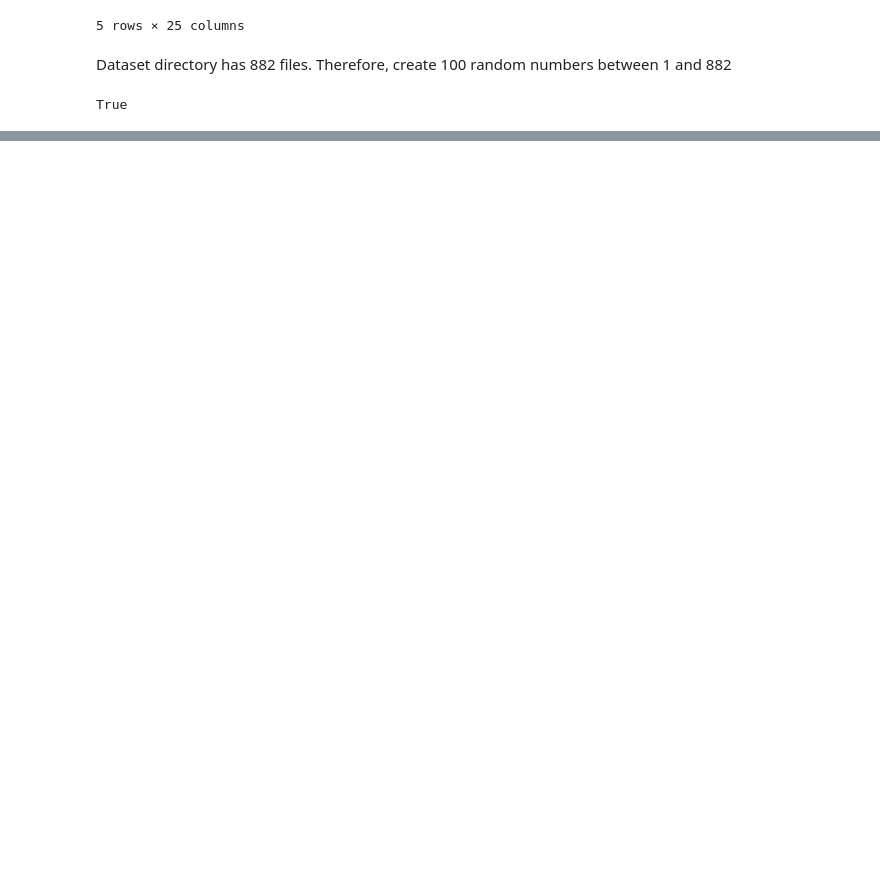
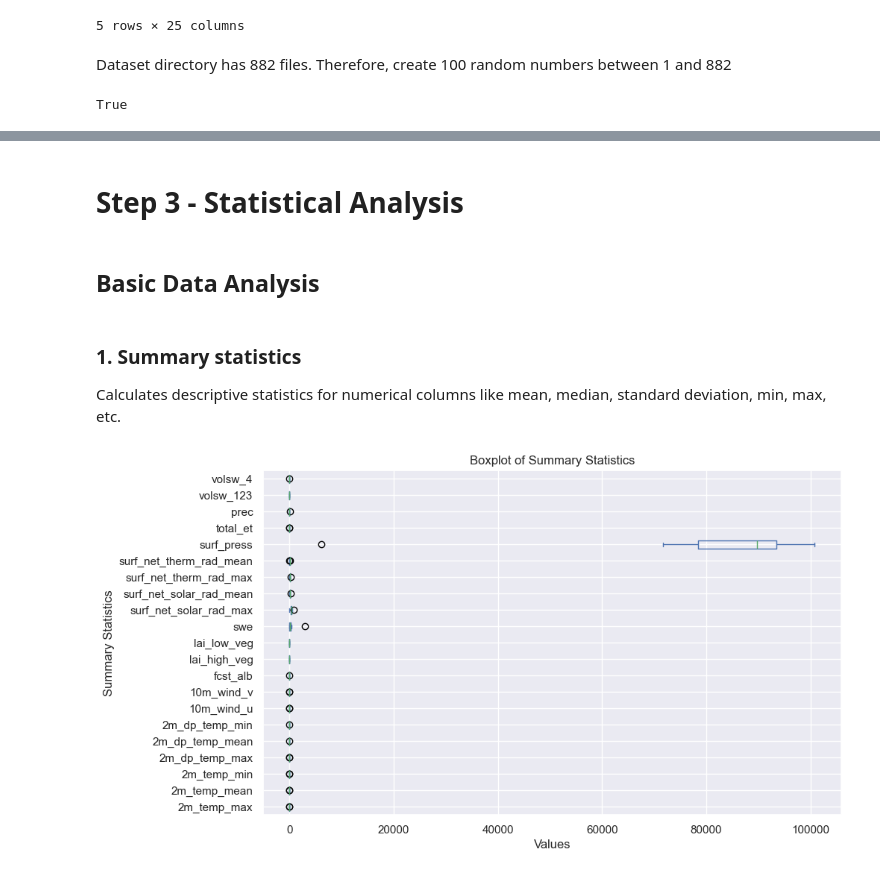
Before and after one commit to lebe1/ClimateChangeAI, a Jupyter notebook: Data-Preprocessing.ipynb, the cells around one changed output, grey strips where cells are left out. Cells and saved outputs as stored; diff of their text form; code cells hidden in the pictures; blank space fills up the shorter version.

Commit message:
Add data preprocessing steps

```diff
--- a/Data-Preprocessing.ipynb
+++ b/Data-Preprocessing.ipynb
@@ -74,0 +108,29 @@ True
+# %% [markdown]
+# Step 3 - Statistical Analysis
+# %% [markdown]
+## Basic Data Analysis
+# %% [markdown]
+### 1. Summary statistics
+Calculates descriptive statistics for numerical columns like mean, median, standard deviation, min, max, etc.
+# %%
+# Concat all df into one df
+df = pd.concat(df_list)
+
+# Describe the data to get summary statistics without the first four columns
+numerical_columns = df.columns[4:]
+
+# Calculate summary statistics
+summary_stats = df[numerical_columns].describe()
+
+# Remove the count row
+summary_stats = summary_stats.drop('count', axis=0)
+
+ax = summary_stats.plot(kind='box', vert=False, figsize=(10, 6))
+#ax.set_xscale('log')
+plt.title('Boxplot of Summary Statistics')
+plt.xlabel('Values')
+plt.ylabel('Summary Statistics')
+plt.grid(True)
+plt.show()
+# %% [output]
+[figure, added]
```
Also changed, not shown: parts of 24 cells of this notebook.
